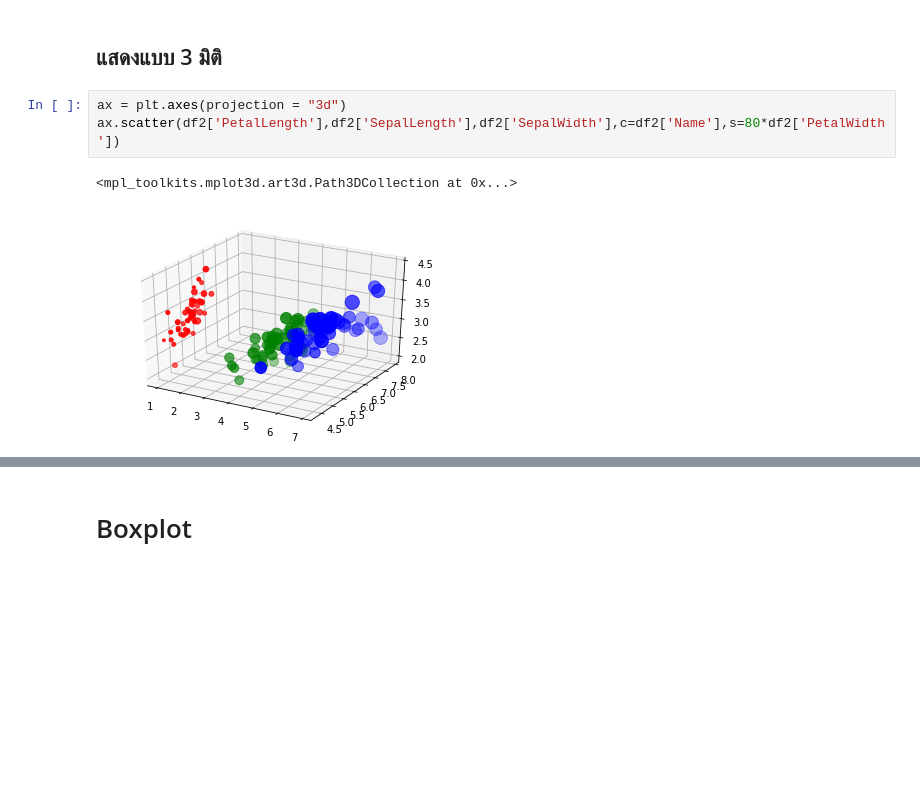
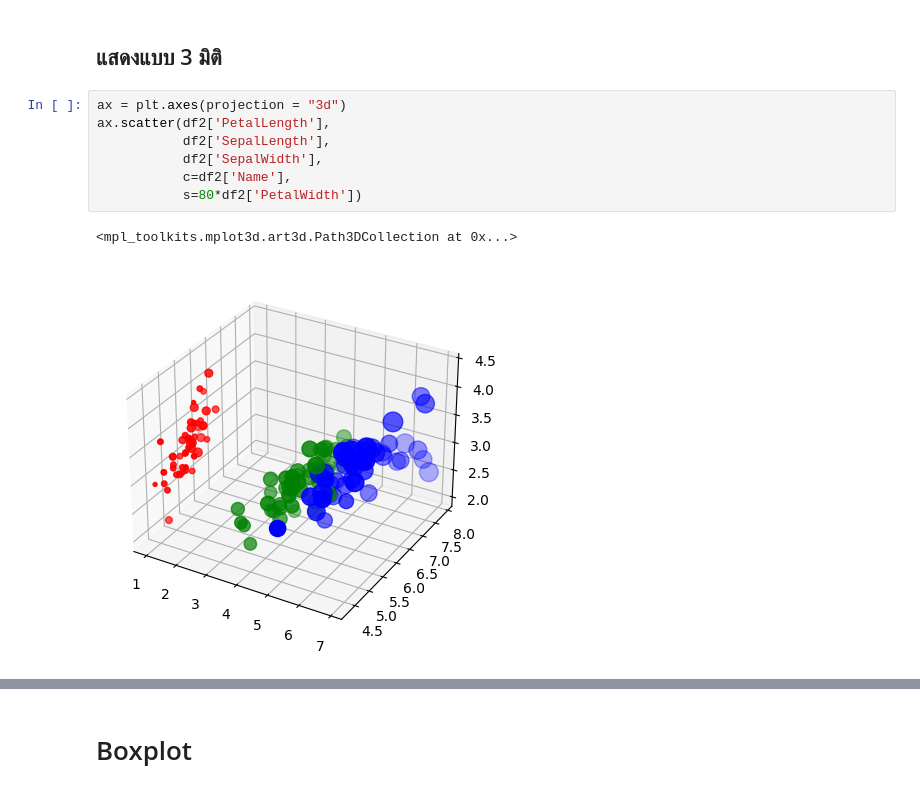
Before and after one commit to Tonry12/python_dataviz2023, a Jupyter notebook: DataViz02_Data_Distribution_.ipynb, the cells around one changed output, grey strips where cells are left out. Drawn from its saved outputs; the diff is of its cells as text; blank space fills up the shorter version.

```diff
--- a/DataViz02_Data_Distribution_.ipynb
+++ b/DataViz02_Data_Distribution_.ipynb
@@ -161,10 +187,14 @@ plt.title('comparing petal&sepal length of different iris flowers');
 ## แสดงแบบ 3 มิติ
 # %%
 ax = plt.axes(projection = "3d")
-ax.scatter(df2['PetalLength'],df2['SepalLength'],df2['SepalWidth'],c=df2['Name'],s=80*df2['PetalWidth'])
+ax.scatter(df2['PetalLength'],
+           df2['SepalLength'],
+           df2['SepalWidth'],
+           c=df2['Name'],
+           s=80*df2['PetalWidth'])
 # %% [output]
 <mpl_toolkits.mplot3d.art3d.Path3DCollection at 0x...>
-[figure, old version]
+[figure, new version]
 # %%
 ax = plt.axes(projection = "3d")
 ax.scatter(df2['PetalLength'][:50],df2['SepalLength'][:50],df2['SepalWidth'][:50],c=df2['Name'][:50],s=80*df2['PetalWidth'][:50],label='setosa')
```
Also changed, not shown: parts of 50 cells of this notebook.
